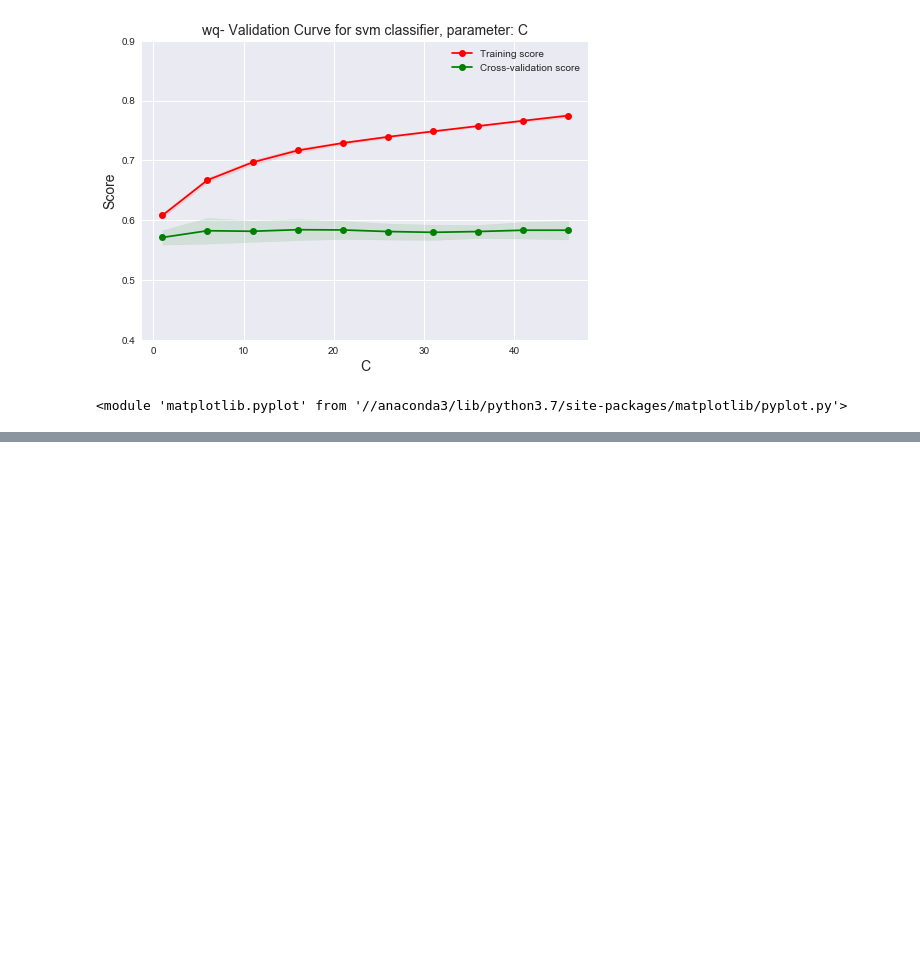
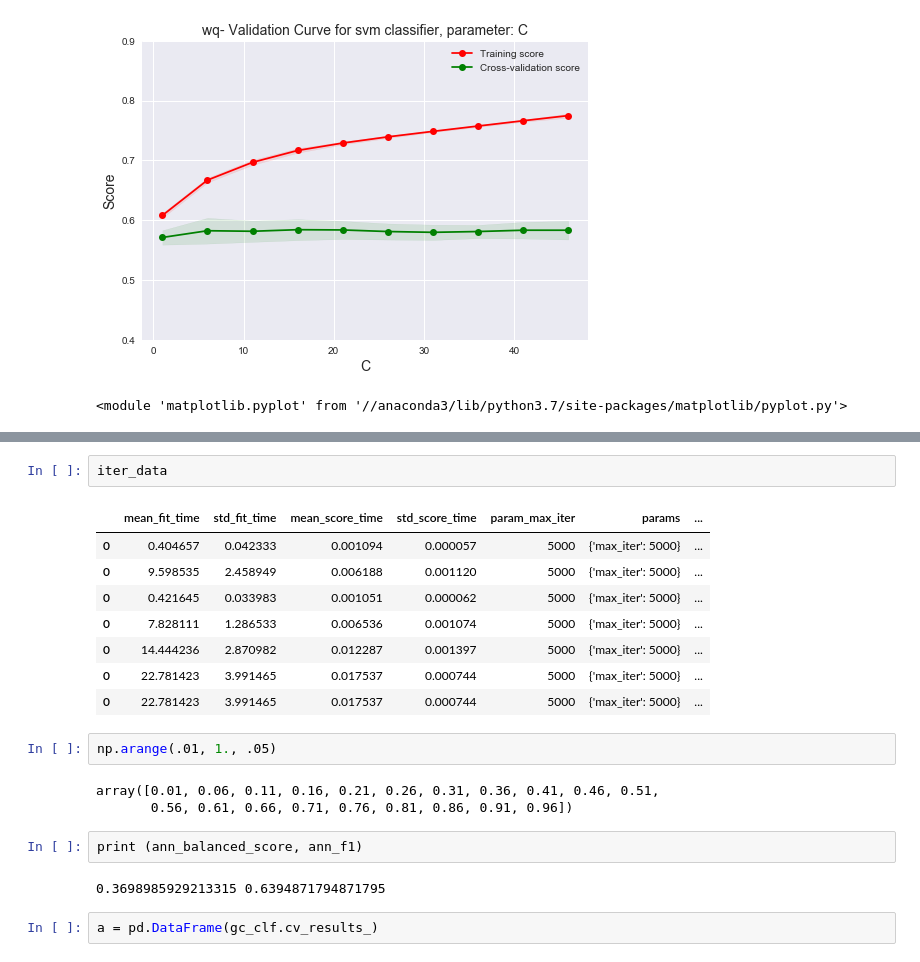
Before and after one commit to sbassam/cs-7641-projects, a Jupyter notebook: assignment-1/wine-quality-data-analysis.ipynb, the cells around one changed output, grey strips where cells are left out. Drawn from its saved outputs; the diff is of its cells as text; blank space fills up the shorter version.

```diff
--- a/assignment-1/wine-quality-data-analysis.ipynb
+++ b/assignment-1/wine-quality-data-analysis.ipynb
@@ -330,0 +399,22 @@ plot_validation_curve(clf, features_train, labels_train, 'svm', 'wq', 'C', np.ar
+# %%
+iter_data
+# %% [output]
+|  | mean_fit_time | std_fit_time | mean_score_time | std_score_time | param_max_iter | params | ... |
+| 0 | 0.404657 | 0.042333 | 0.001094 | 0.000057 | 5000 | {'max_iter': 5000} | ... |
+| 0 | 9.598535 | 2.458949 | 0.006188 | 0.001120 | 5000 | {'max_iter': 5000} | ... |
+| 0 | 0.421645 | 0.033983 | 0.001051 | 0.000062 | 5000 | {'max_iter': 5000} | ... |
+| 0 | 7.828111 | 1.286533 | 0.006536 | 0.001074 | 5000 | {'max_iter': 5000} | ... |
+| 0 | 14.444236 | 2.870982 | 0.012287 | 0.001397 | 5000 | {'max_iter': 5000} | ... |
+| 0 | 22.781423 | 3.991465 | 0.017537 | 0.000744 | 5000 | {'max_iter': 5000} | ... |
+| 0 | 22.781423 | 3.991465 | 0.017537 | 0.000744 | 5000 | {'max_iter': 5000} | ... |
+# %%
+np.arange(.01, 1., .05)
+# %% [output]
+array([0.01, 0.06, 0.11, 0.16, 0.21, 0.26, 0.31, 0.36, 0.41, 0.46, 0.51,
+       0.56, 0.61, 0.66, 0.71, 0.76, 0.81, 0.86, 0.91, 0.96])
+# %%
+print (ann_balanced_score, ann_f1)
+# %% [output]
+0.3698985929213315 0.6394871794871795
+# %%
+a = pd.DataFrame(gc_clf.cv_results_)
```
Also changed, not shown: parts of 21 cells of this notebook, 35 other files.
